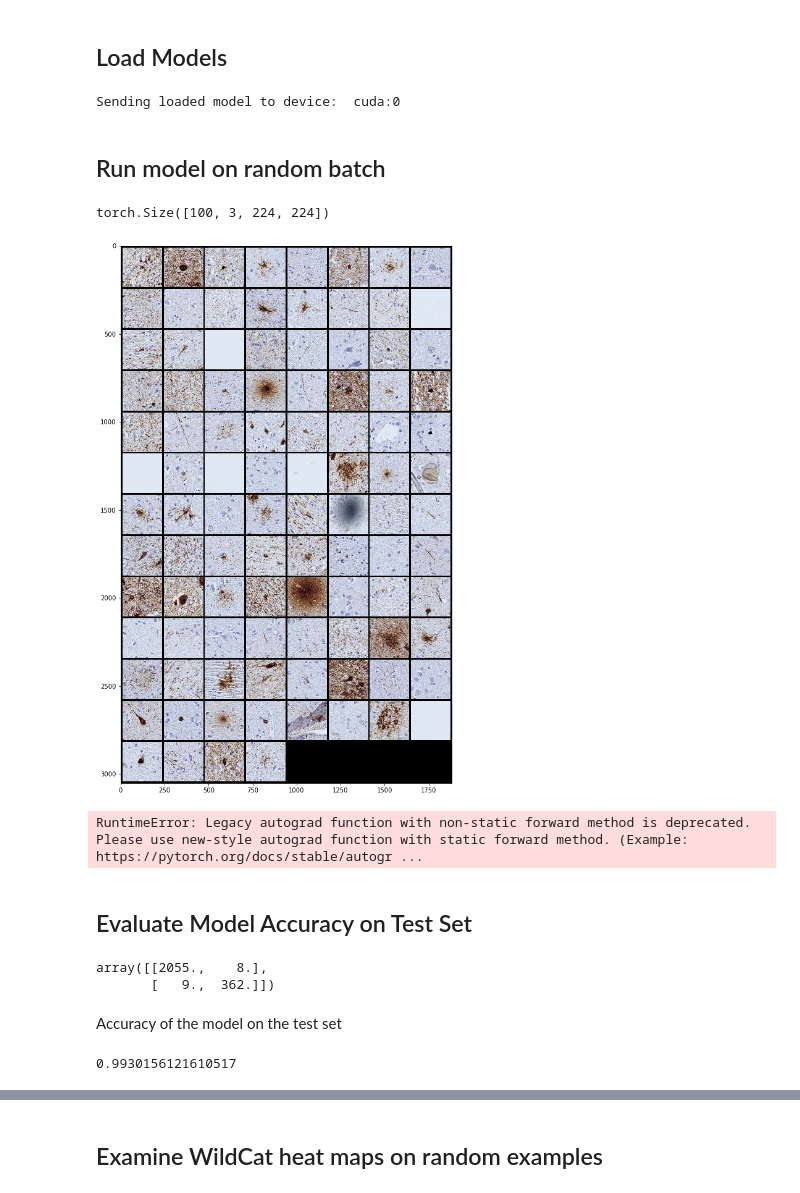
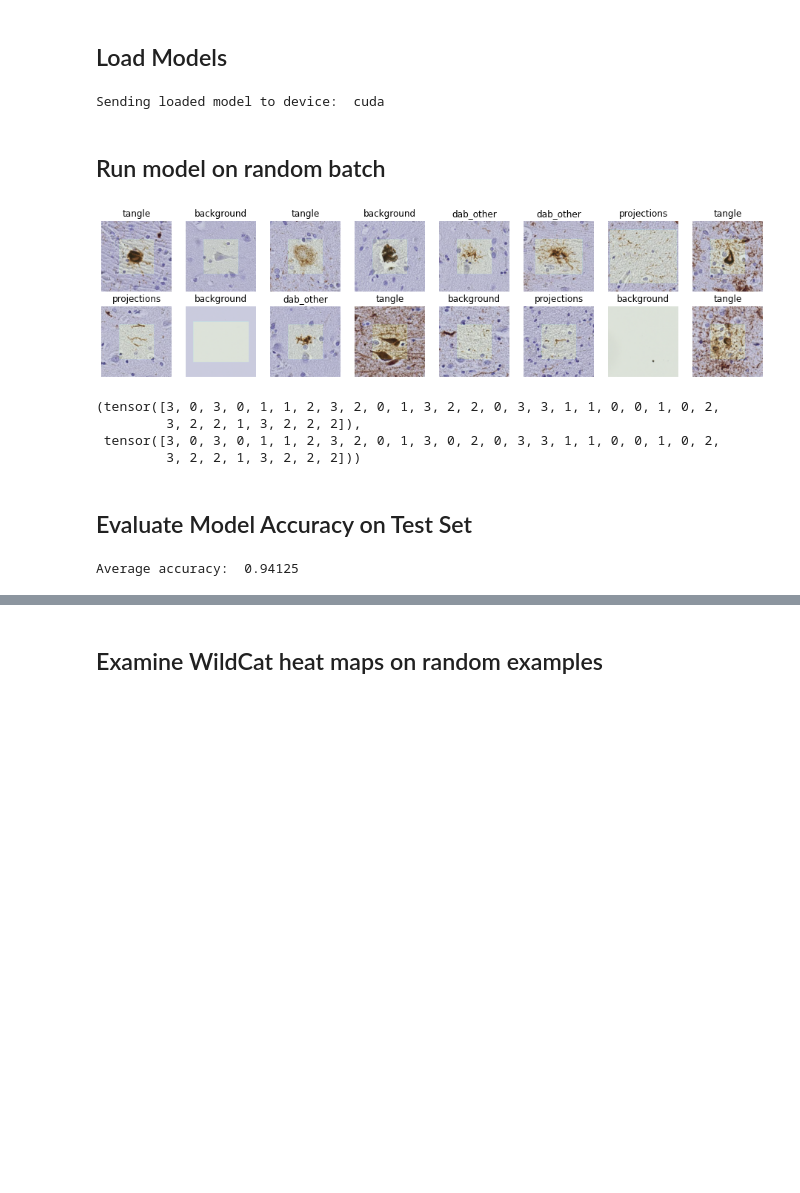
Before and after one commit to pyushkevich/tanglethon-ipynb, a Jupyter notebook: generic-wildcat-examine.ipynb, the cells around one changed output, grey strips where cells are left out. Saved outputs shown, nothing was run; the diff lists cells and outputs as text; code cells hidden in the pictures; blank space fills up the shorter version.

Commit message:
bounding box code from CNDR training

```diff
--- a/generic-wildcat-examine.ipynb
+++ b/generic-wildcat-examine.ipynb
@@ -42,11 +41,10 @@ CUDA memory max alloc:        0 MB
 # %%
 # Set the experiment directory
 # exp_dir = "/home/me/data/patches/exp01"
-exp_dir = "/home/pauly2/cndr_histo/data/phf1/samples/exp02"
+exp_dir = "/data/pauly2/cndr_histo/data/phf1/samples/exp03"
 
-# Set how you refer to the objects and non-objects in this experiment
-cname_obj="Object"
-cname_bkg="Non-Object"
+# Load the manifest file, which has the bounding box sizes
+manifest_file = "/data/pauly2/cndr_histo/data/phf1/samples/manifest.csv"
 # %% [markdown]
 ## Load Models
 # %%
@@ -82,11 +64,27 @@ with open(os.path.join(model_dir, 'config.json'), 'r') as jfile:
 
 # Set global properties
 num_classes=config['num_classes']
+cnames = {v:k for k,v in config['class_to_idx'].items() }
 input_size=config['wildcat_upsample']['input_size']
-batch_size=config['wildcat_upsample']['batch_size']
+batch_size=min(config['wildcat_upsample']['batch_size'], 32)
+
+# Training and validation dataloaders
+manifest = pd.read_csv(manifest_file) if config['wildcat_upsample']['bounding_box'] is True else None
+
+# Create a data loader
+dt = transforms.Compose([
+    transforms.CenterCrop(input_size),
+    util.NormalizeRGB([0.485, 0.456, 0.406], [0.229, 0.224, 0.225])])
+
+# Custom dataset object that generates masks from bounding boxes if needed
+ds = util.ImageFolderWithBBox(os.path.join(data_dir, "test"), manifest, dt,
+                              config['wildcat_upsample']['bounding_box_min_size'])
+
+# Data loader
+dl = torch.utils.data.DataLoader(ds, batch_size=batch_size, shuffle=True, num_workers=4)
 # %%
-# Create the model
-model_ft=resnet50_wildcat_upsample(
+# Create the wrapped model
+model_ft=models.resnet50_wildcat_upsample(
     config['num_classes'],
     pretrained=True,
     kmax=config['wildcat_upsample']['kmax'],
@@ -94,14 +92,17 @@ model_ft=resnet50_wildcat_upsample(
     alpha=config['wildcat_upsample']['alpha'],
     num_maps=config['wildcat_upsample']['num_maps'])
 
-# Read model state
+# Load the state dict of the wrapped model
 model_ft.load_state_dict(
     torch.load(os.path.join(model_dir, "wildcat_upsample.dat")))
 
+# Wrap the model as a bounding box model
+model_bb = models.BoundingBoxWildCatModel(model_ft)
+
 # Send model to GPU
-device = torch.device("cuda:0" if torch.cuda.is_available() else "cpu")
+device = torch.device("cuda" if torch.cuda.is_available() else "cpu")
 print("Sending loaded model to device: ", device)
-model_ft.eval()
-model_ft = model_ft.to(device)
+model_bb.eval()
+model_bb = model_bb.to(device)
 # %% [output]
-Sending loaded model to device:  cuda:0
+Sending loaded model to device:  cuda
@@ -118,24 +110,24 @@ dl = torch.utils.data.DataLoader(ds, batch_size=batch_size, shuffle=True, num_wo
 ## Run model on random batch
 # %%
 # Read a batch of data
-img,label,paths=next(iter(dl))
-plt.figure(figsize=(16,16))
-show(torchvision.utils.make_grid(img, padding=10, nrow=8, normalize=True))
-img.shape
+img,label=next(iter(dl))
+plt.figure(figsize=(16,6))
+util.show_patches_with_masks(img, label, cnames, 8, 0.1, 2)
 # %% [output]
-torch.Size([100, 3, 224, 224])
-[figure, old version]
+[figure, new version]
 # %%
 # Evaluate model on this batch
-model_ft.eval()
 img_d = img.to(device)
 label_d = label.to(device)
 with torch.no_grad():
-    outputs = model_ft(img_d)
+    outputs = model_bb(img_d)
 _, preds = torch.max(outputs, 1)
 (preds.cpu(),label)
 # %% [output]
-RuntimeError: Legacy autograd function with non-static forward method is deprecated. Please use new-style autograd function with static forward method. (Example: https://pytorch.org/docs/stable/autogr ...
+(tensor([3, 0, 3, 0, 1, 1, 2, 3, 2, 0, 1, 3, 2, 2, 0, 3, 3, 1, 1, 0, 0, 1, 0, 2,
+         3, 2, 2, 1, 3, 2, 2, 2]),
+ tensor([3, 0, 3, 0, 1, 1, 2, 3, 2, 0, 1, 3, 0, 2, 0, 3, 3, 1, 1, 0, 0, 1, 0, 2,
+         3, 2, 2, 1, 3, 2, 2, 2]))
 # %% [markdown]
 ## Evaluate Model Accuracy on Test Set
 # %%
@@ -143,15 +135,14 @@ RuntimeError: Legacy autograd function with non-static forward method is depreca
 cm=np.zeros((num_classes,num_classes))
 img_fp = torch.empty(0)
 img_fn = torch.empty(0)
-path_fp = []
-path_fn = []
 all_true = np.array([])
 all_pred = np.array([])
 with torch.no_grad():
-    for img,label,paths in dl:
+    for img,label in dl:
         img_d = img.to(device)
         label_d = label.to(device)
-        outputs = model_ft(img_d)
+        with torch.no_grad():
+            outputs = model_bb(img_d)
         _, preds = torch.max(outputs, 1)
         all_true = np.append(all_true, label.numpy())
         scores = outputs.cpu().numpy()
@@ -163,20 +154,11 @@ with torch.no_grad():
             if l_pred == 1 and l_true == 0:
                 # False positive (non-tangle classified as tangle)
                 img_fp = torch.cat((img_fp, img_d[a:a+1,:,:,:].cpu()))
-                path_fp.append(paths[a])
             elif l_pred == 0 and l_true == 1:
                 # False negative (tangle classified as non-tangle)
                 img_fn = torch.cat((img_fn, img_d[a:a+1,:,:,:].cpu()))
-                path_fn.append(paths[a])
 
 # Print confusion matrix
-cm
+print('Average accuracy: ', cm.diagonal().sum() / cm.sum())
 # %% [output]
-array([[2055.,    8.],
-       [   9.,  362.]])
+Average accuracy:  0.94125
-# %% [markdown]
-Accuracy of the model on the test set
-# %%
-(cm[0,0]+cm[1,1])/(cm[0,0]+cm[0,1]+cm[1,0]+cm[1,1])
-# %% [output]
-0.9930156121610517
```
Also changed, not shown: parts of 27 cells of this notebook, 4 other files.
